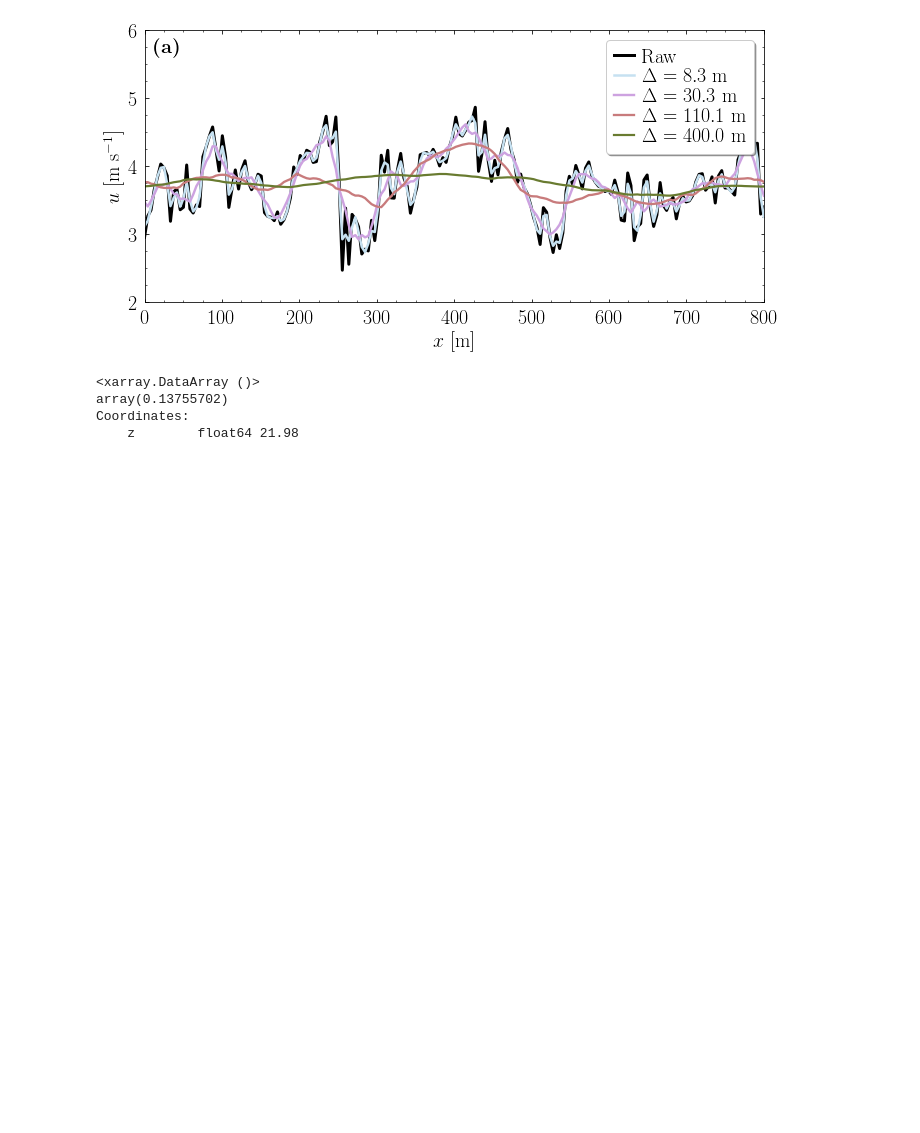
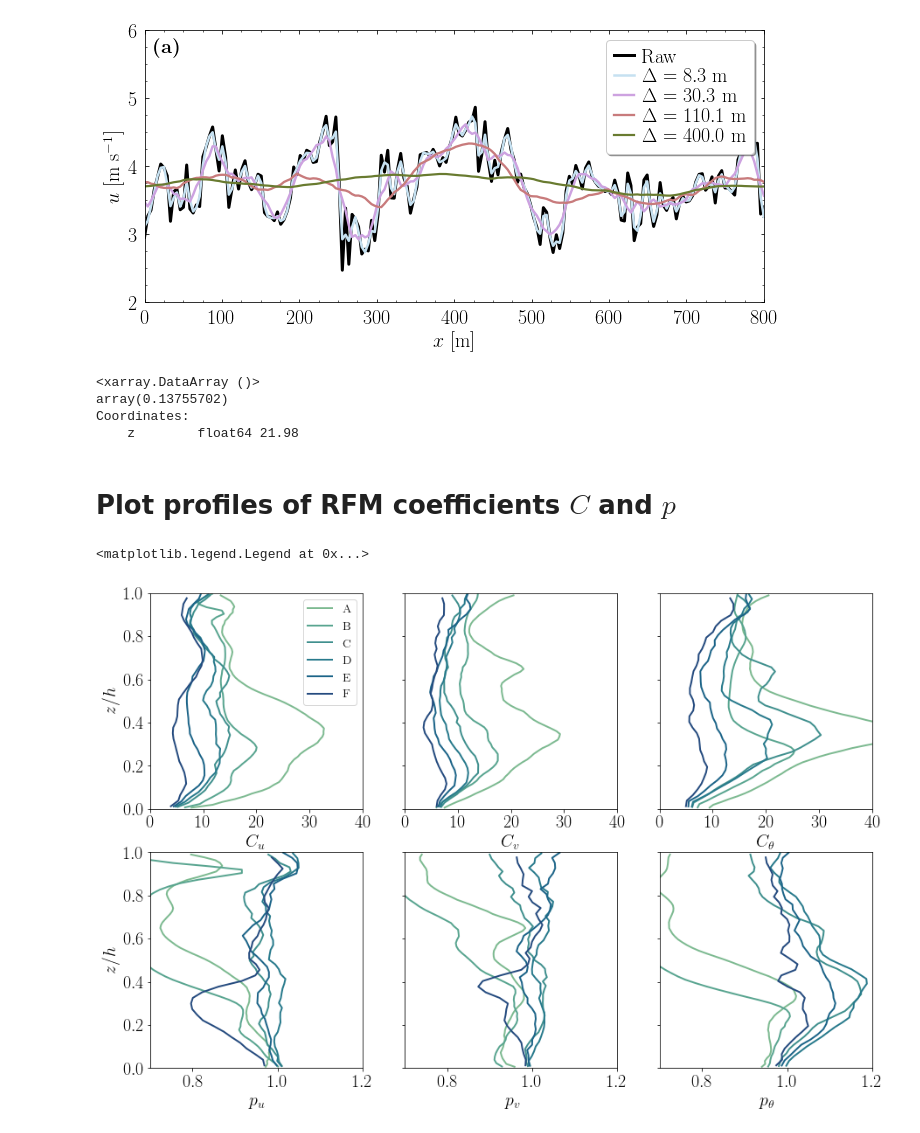
Before and after one commit to bgreene777/SBL_LES, a Jupyter notebook: ipynb/plot_RFMnc.ipynb, the cells around one changed output. Cells and saved outputs as stored; diff of their text form; code cells hidden in the pictures; blank space fills up the shorter version.

```diff
--- a/ipynb/plot_RFMnc.ipynb
+++ b/ipynb/plot_RFMnc.ipynb
@@ -252,7 +288,7 @@ Text(0.5, 0, '$\\mathcal{L}_{\\sigma_{\\theta}^2}$ [m]')
 # %%
 # four panel: u, v, w, theta variances
 # load ts file
-Lts = xr.load_dataset(dnc_all[0]+"L_ts.nc")
+Lts = xr.load_dataset(dnc_all[0]+"L_ts_4.nc")
 fig2a, ax2a = plt.subplots(nrows=1, ncols=4, sharey=True, figsize=(14.8, 5))
 # u
 ax2a[0].plot(Lall[0].uu_var_rot, Lall[0].z/sall[0].h, ls="-", lw=2, c=cmap[0], label="Volume")
@@ -719,3 +762,45 @@ s.z.isel(z=jz)/s.h
 array(0.13755702)
 Coordinates:
     z        float64 21.98
+# %% [markdown]
+# Plot profiles of RFM coefficients $C$ and $p$
+# %%
+# RFM coefficients: 1st order
+# u, v, potential temperature
+fig6, ax6 = plt.subplots(nrows=2, ncols=3, sharey=True, figsize=(14.8, 10))
+# loop through simulations
+for i, (C, p, s) in enumerate(zip(Call, pall, sall)):
+    # row 1: C
+    # u_rot
+    ax6[0,0].plot(C.u_rot, C.z/s.h, c=colors[i], ls="-", lw=2, label=s.label2)
+    # v_rot
+    ax6[0,1].plot(C.v_rot, C.z/s.h, c=colors[i], ls="-", lw=2, label=s.label2)
+    # theta
+    ax6[0,2].plot(C.theta, C.z/s.h, c=colors[i], ls="-", lw=2, label=s.label2)
+    # row 2: p
+    # u_rot
+    ax6[1,0].plot(p.u_rot, p.z/s.h, c=colors[i], ls="-", lw=2, label=s.label2)
+    # v_rot
+    ax6[1,1].plot(p.v_rot, p.z/s.h, c=colors[i], ls="-", lw=2, label=s.label2)
+    # theta
+    ax6[1,2].plot(p.theta, p.z/s.h, c=colors[i], ls="-", lw=2, label=s.label2)
+
+# labels
+ax6[0,0].set_ylim([0, 1])
+ax6[0,0].set_ylabel("$z/h$")
+ax6[1,0].set_ylabel("$z/h$")
+[iax.set_xlim([0, 40]) for iax in ax6[0,:]]
+ax6[0,0].set_xlabel("$C_u$")
+ax6[0,1].set_xlabel("$C_v$")
+ax6[0,2].set_xlabel("$C_{\\theta}$")
+
+[iax.set_xlim([0.7, 1.2]) for iax in ax6[1,:]]
+ax6[1,0].set_xlabel("$p_u$")
+ax6[1,1].set_xlabel("$p_v$")
+ax6[1,2].set_xlabel("$p_{\\theta}$")
+
+# legend
+ax6[0,0].legend(fontsize=14)
+# %% [output]
+<matplotlib.legend.Legend at 0x...>
+[figure, added]
```
Also changed, not shown: parts of 12 cells of this notebook, 1 other file.
